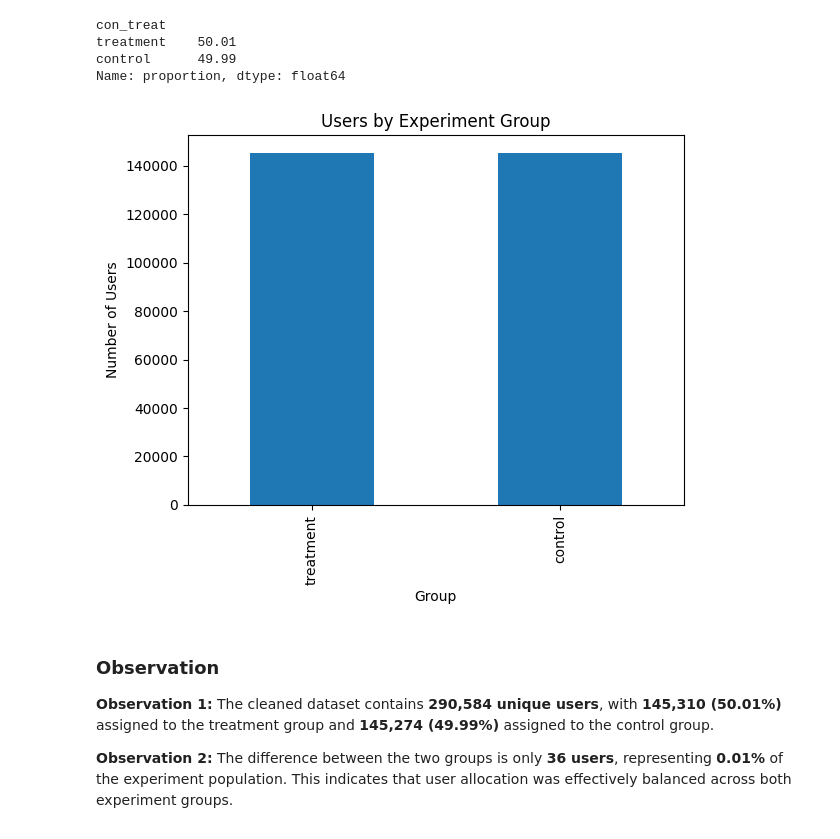
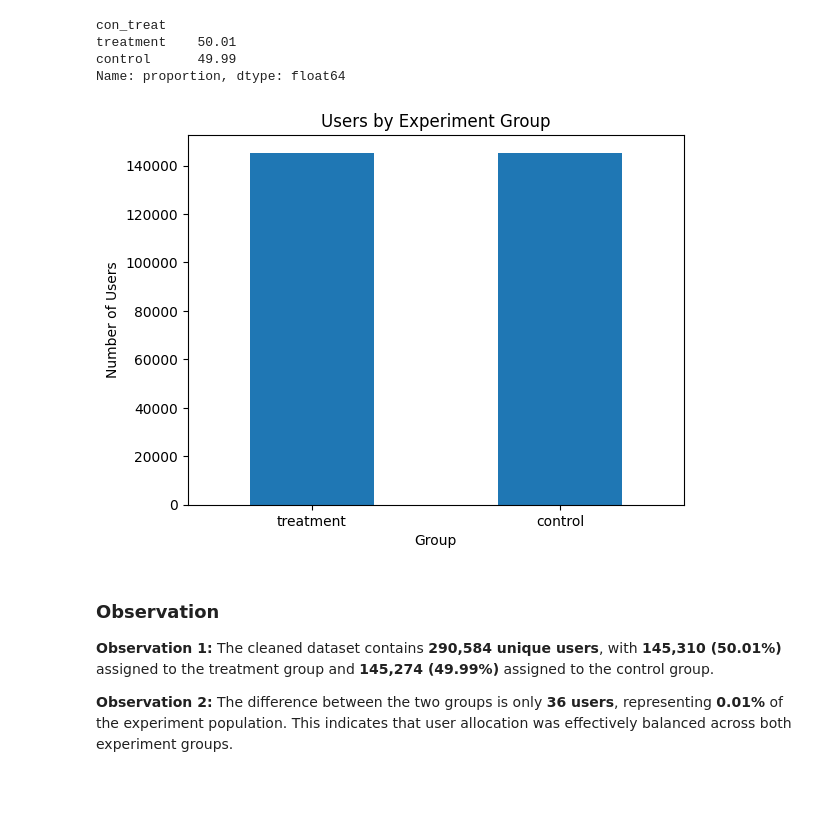
Before and after one commit to anuragchauhan21/landing-page-ab-testing-analysis, a Jupyter notebook: landing_page_ab_testing.ipynb, the cells around one changed output. Saved outputs shown, nothing was run; the diff lists cells and outputs as text; code cells hidden in the pictures; blank space fills up the shorter version.

```diff
--- a/landing_page_ab_testing.ipynb
+++ b/landing_page_ab_testing.ipynb
@@ -237,13 +237,15 @@ Name: proportion, dtype: float64
 # %%
 group_counts.plot(kind="bar")
 
 plt.title("Users by Experiment Group")
 plt.xlabel("Group")
 plt.ylabel("Number of Users")
 
+plt.xticks(rotation=0)
+
 plt.show()
 # %% [output]
-[figure, old version]
+[figure, new version]
 # %% [markdown]
 ### Observation
 
```
Also changed, not shown: parts of 5 cells of this notebook.
